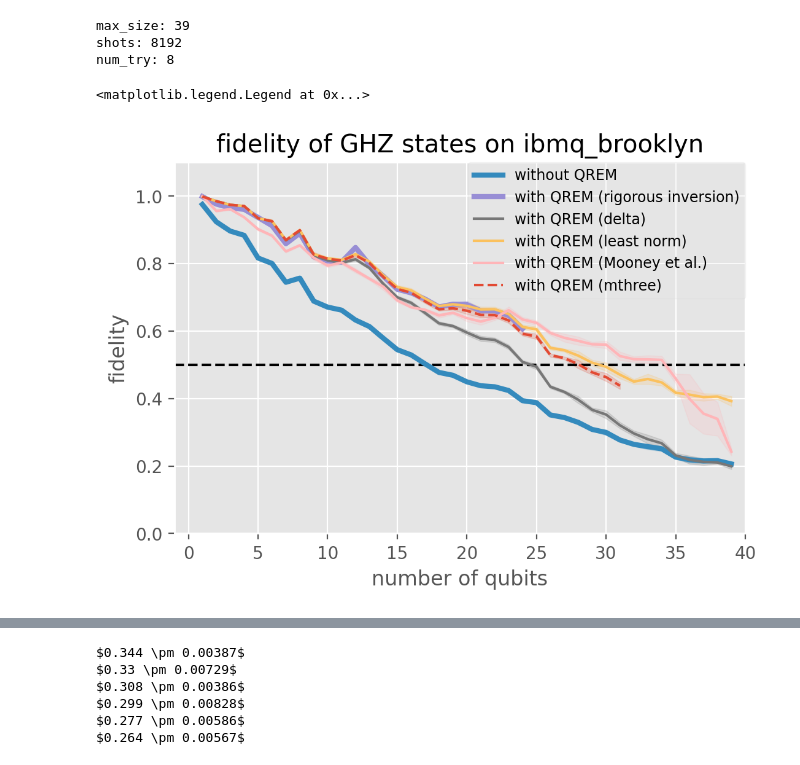
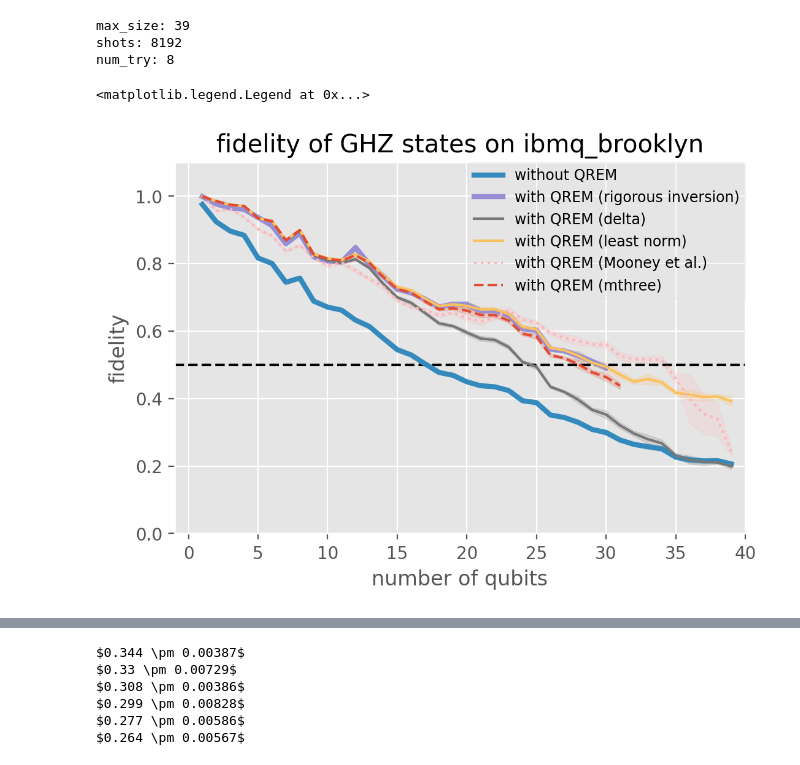
Before and after one commit to BOBO1997/master_thesis, a Jupyter notebook: test_libs_qrem/ghz_fidelity/brooklyn/run_8tries/visualization.ipynb, the cells around one changed output, grey strips where cells are left out. Drawn from its saved outputs; the diff is of its cells as text; code cells hidden in the pictures.

```diff
--- a/test_libs_qrem/ghz_fidelity/brooklyn/run_8tries/visualization.ipynb
+++ b/test_libs_qrem/ghz_fidelity/brooklyn/run_8tries/visualization.ipynb
@@ -26,7 +26,7 @@ with open("./pkls/delta/fidelity_info.pkl", "rb") as f:
     delta_fidelity_info = pickle.load(f)
 with open("./pkls/delta_alter/fidelity_info_alter.pkl", "rb") as f:
     delta_alter_fidelity_info = pickle.load(f)
-with open("./pkls/ignis/fidelity_info.pkl", "rb") as f:
+with open("./pkls/ignis_uno/fidelity_info.pkl", "rb") as f:
     ignis_fidelity_info = pickle.load(f)
 # with open("./pkls/mooney01/fidelity_info.pkl", "rb") as f:
 #     mooney01_fidelity_info = pickle.load(f)
@@ -75,25 +75,25 @@ mthree_lu_size = len(mthree_lu_fidelities_list)
 # %%
 plt.style.use("ggplot")
 plt.figure(dpi=200)
 plt.plot([-1, max_size + 1], [0.5, 0.5], linestyle="--", color="Black")
 plt.plot(range(1, max_size + 1), raw_fidelities_mean_list, label="without QREM", color="C1", lw=3)
 plt.fill_between(range(1, max_size + 1), raw_fidelities_mean_list - raw_fidelities_stddev_list, raw_fidelities_mean_list + raw_fidelities_stddev_list, alpha=0.2, color="C1")
 plt.plot(range(1, ignis_size + 1), ignis_fidelities_mean_list, label="with QREM (rigorous inversion)", color="C2", lw=3)
 plt.fill_between(range(1, ignis_size + 1), ignis_fidelities_mean_list - ignis_fidelities_stddev_list, ignis_fidelities_mean_list + ignis_fidelities_stddev_list, alpha=0.2, color="C2")
 plt.plot(range(1, max_size + 1), delta_fidelities_mean_list, label="with QREM (delta)", color="C3")
 plt.fill_between(range(1, max_size + 1), delta_fidelities_mean_list - delta_fidelities_stddev_list, delta_fidelities_mean_list + delta_fidelities_stddev_list, alpha=0.2, color="C3")
 plt.plot(range(1, max_size + 1), lnp_fidelities_mean_list, label="with QREM (least norm)", color="C4")
 plt.fill_between(range(1, max_size + 1), lnp_fidelities_mean_list - lnp_fidelities_stddev_list, lnp_fidelities_mean_list + lnp_fidelities_stddev_list, alpha=0.2, color="C4")
-plt.plot(range(1, max_size + 1), mooney001_fidelities_mean_list, label="with QREM (Mooney et al.)", color="C6")
+plt.plot(range(1, max_size + 1), mooney001_fidelities_mean_list, label="with QREM (Mooney et al.)", color="C6", linestyle="dotted")
 plt.fill_between(range(1, max_size + 1), mooney001_fidelities_mean_list - mooney001_fidelities_stddev_list, mooney001_fidelities_mean_list + mooney001_fidelities_stddev_list, alpha=0.2, color="C6")
 plt.plot(range(1, mthree_lu_size + 1), mthree_lu_fidelities_mean_list, label="with QREM (mthree)", color="C7", linestyle="dashed")
 plt.fill_between(range(1, mthree_lu_size + 1), mthree_lu_fidelities_mean_list - mthree_lu_fidelities_stddev_list, mthree_lu_fidelities_mean_list + mthree_lu_fidelities_stddev_list, alpha=0.2, color="C7")
 plt.xlabel("number of qubits")
 plt.ylabel("fidelity")
 plt.xlim(-1, max_size + 1)
 plt.ylim(0, 1.1)
 plt.title("fidelity of GHZ states on ibmq_brooklyn")
 plt.legend(bbox_to_anchor=(1, 1), loc='upper right', borderaxespad=0, framealpha= 0.2, fontsize=8.5)
 # %% [output]
 <matplotlib.legend.Legend at 0x...>
-[figure, old version]
+[figure, new version]
```
Also changed, not shown: parts of 2 cells of this notebook, 3 other files.
